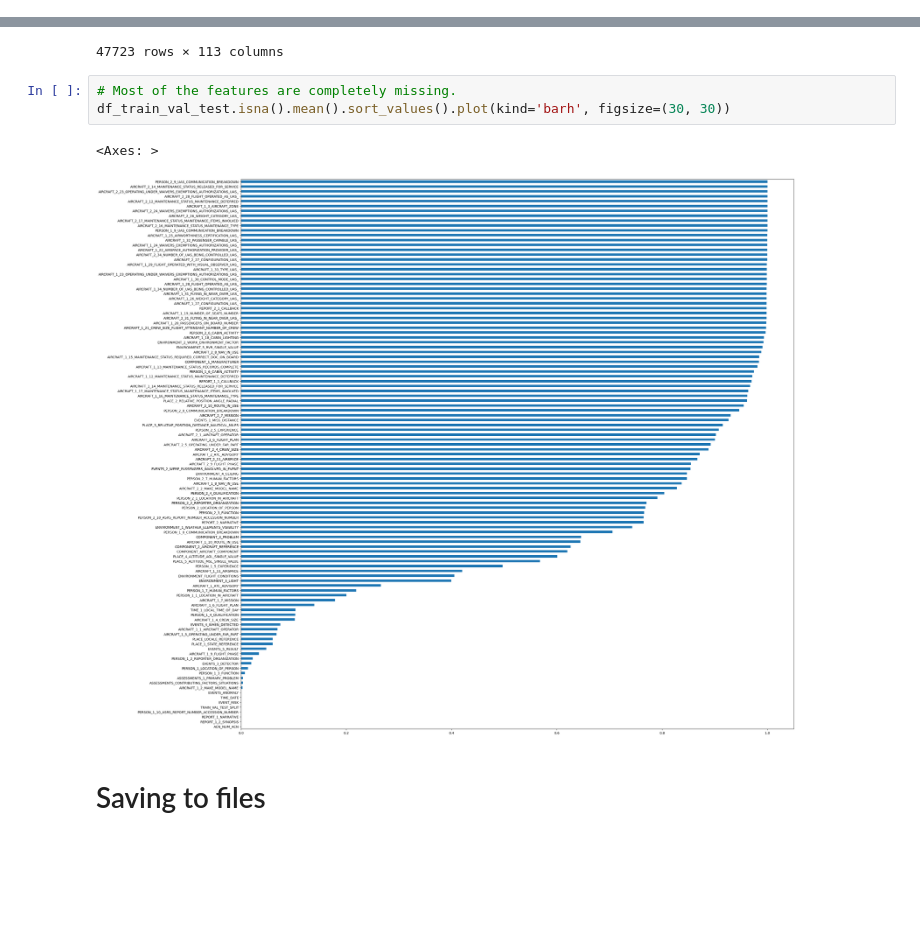
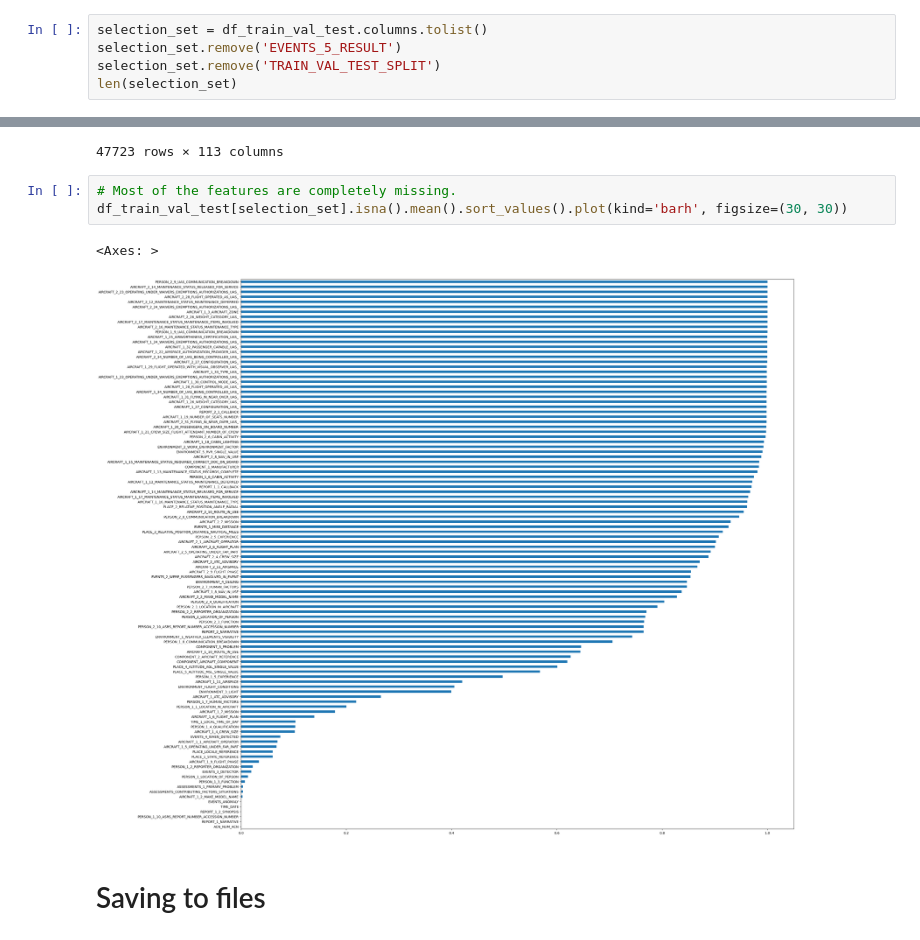
Before and after one commit to SimeonHristov99/AeroGuard, a Jupyter notebook: 01_Scripts/01_Load_data.ipynb, the cells around one changed output, grey strips where cells are left out. Saved outputs shown, nothing was run; the diff lists cells and outputs as text; blank space fills up the shorter version.

Commit message:
Add logic for selection set creation.

```diff
--- a/01_Scripts/01_Load_data.ipynb
+++ b/01_Scripts/01_Load_data.ipynb
@@ -169,0 +172,5 @@ df_train_val_test
+# %%
+selection_set = df_train_val_test.columns.tolist()
+selection_set.remove('EVENTS_5_RESULT')
+selection_set.remove('TRAIN_VAL_TEST_SPLIT')
+len(selection_set)
@@ -320,10 +329,10 @@ df_train_val_test
 47723 rows × 113 columns
 # %%
 # Most of the features are completely missing.
-df_train_val_test.isna().mean().sort_values().plot(kind='barh', figsize=(30, 30))
+df_train_val_test[selection_set].isna().mean().sort_values().plot(kind='barh', figsize=(30, 30))
 # %% [output]
 <Axes: >
-[figure, old version]
+[figure, new version]
 # %% [markdown]
 # Saving to files
 # %%
```
Also changed, not shown: parts of 7 cells of this notebook, 1 other file.
